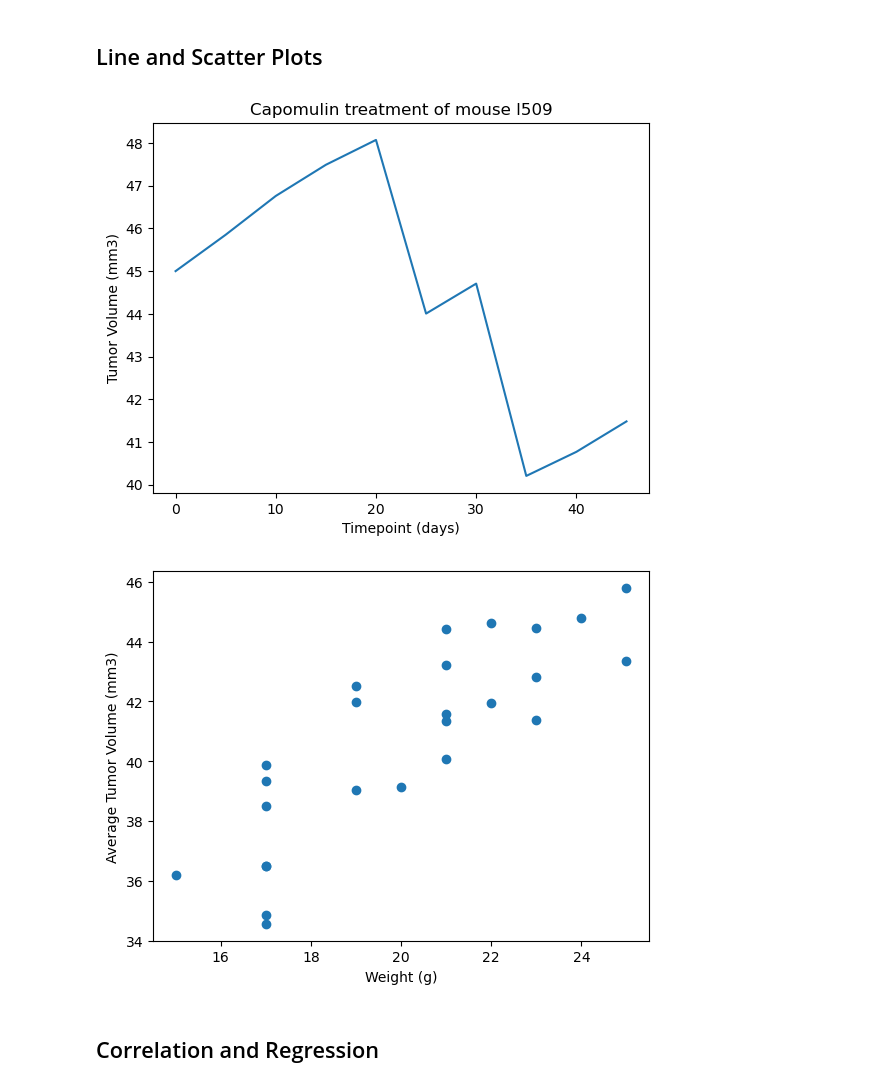
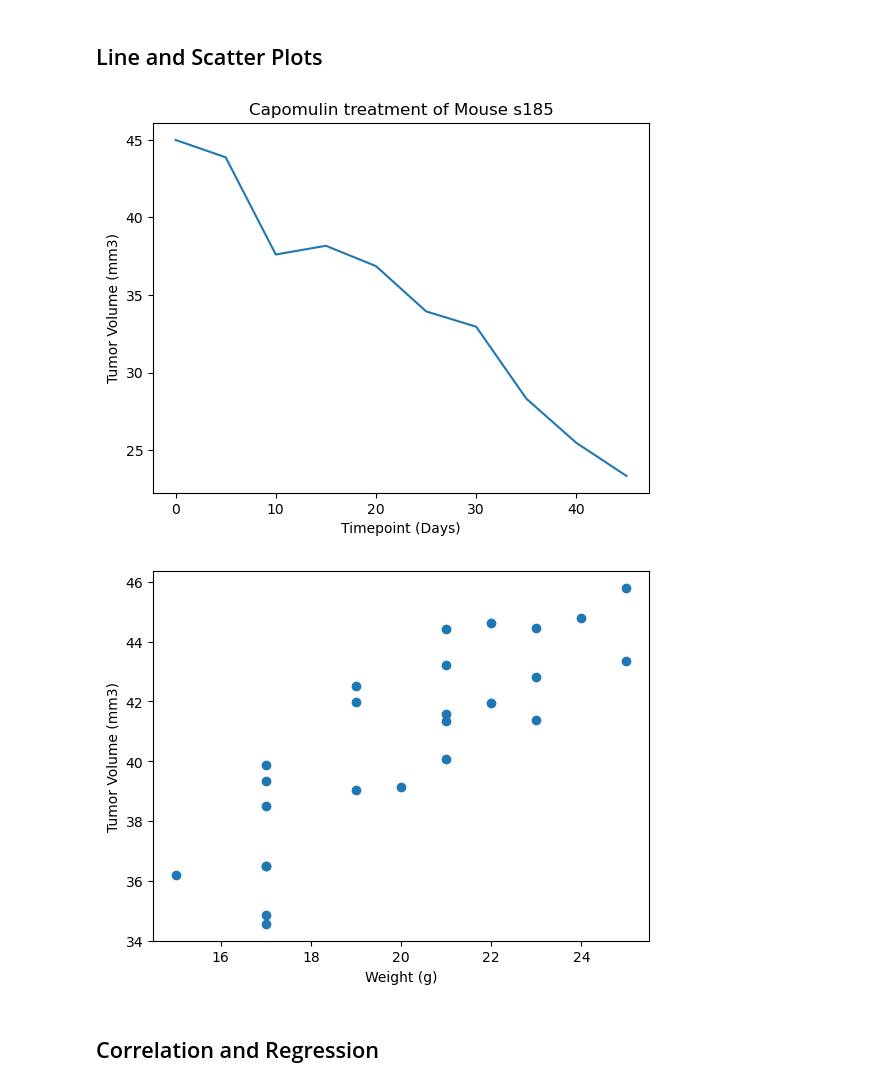
Before and after one commit to shruti-p-m/pymaceuticals-challenge, a Jupyter notebook: Pymaceuticals/pymaceuticals_starter.ipynb, the cells around one changed output. Saved outputs shown, nothing was run; the diff lists cells and outputs as text; code cells hidden in the pictures.

```diff
--- a/Pymaceuticals/pymaceuticals_starter.ipynb
+++ b/Pymaceuticals/pymaceuticals_starter.ipynb
@@ -201,8 +171,13 @@ plt.show()
 # %%
 # Calculate the final tumor volume of each mouse across four of the treatment regimens:
 # Capomulin, Ramicane, Infubinol, and Ceftamin
+clean_df = clean_df.reset_index()
+final_tumor_volume = clean_df.groupby(["Mouse ID"])
 
 # Start by getting the last (greatest) timepoint for each mouse
-
+final_tumor_df = final_tumor_volume["Timepoint"].max()
 
 # Merge this group df with the original DataFrame to get the tumor volume at the last timepoint
+last_tumor_df = pd.merge(clean_df, final_tumor_df, on= ("Mouse ID", "Timepoint"), how= "right")
+
+last_tumor_df.head()
@@ -237,11 +263,29 @@ Ceftamin's potential outliers: Series([], Name: Tumor Volume (mm3), dtype: float
 ## Line and Scatter Plots
 # %%
 # Generate a line plot of tumor volume vs. time point for a single mouse treated with Capomulin
+mouse_s185 = clean_df.loc[clean_df["Mouse ID"] == "s185"]
+mouse_tumor = mouse_s185["Tumor Volume (mm3)"]
+mouse_timepoint = mouse_s185["Timepoint"]
+
+plt.plot(mouse_timepoint, mouse_tumor)
+plt.ylabel("Tumor Volume (mm3)")
+plt.xlabel("Timepoint (Days)")
+plt.title("Capomulin treatment of Mouse s185")
+plt.show()
 # %% [output]
-[figure, old version]
+[figure, new version]
 # %%
 # Generate a scatter plot of mouse weight vs. the average observed tumor volume for the entire Capomulin regimen
+capomulin_summ = clean_df.loc[clean_df["Drug Regimen"] == "Capomulin"]
+capomulin_mouse = capomulin_summ.groupby(["Mouse ID"]).mean()
+capomulin_tumors_avg = capomulin_mouse["Tumor Volume (mm3)"]
+capomulin_weights = capomulin_mouse["Weight (g)"]
+
+plt.scatter(capomulin_weights, capomulin_tumors_avg, marker = "o")
+plt.ylabel("Tumor Volume (mm3)")
+plt.xlabel("Weight (g)")
+plt.show()
 # %% [output]
-[figure, old version]
+[figure, new version]
 # %% [markdown]
 ## Correlation and Regression
```
Also changed, not shown: parts of 11 cells of this notebook.
